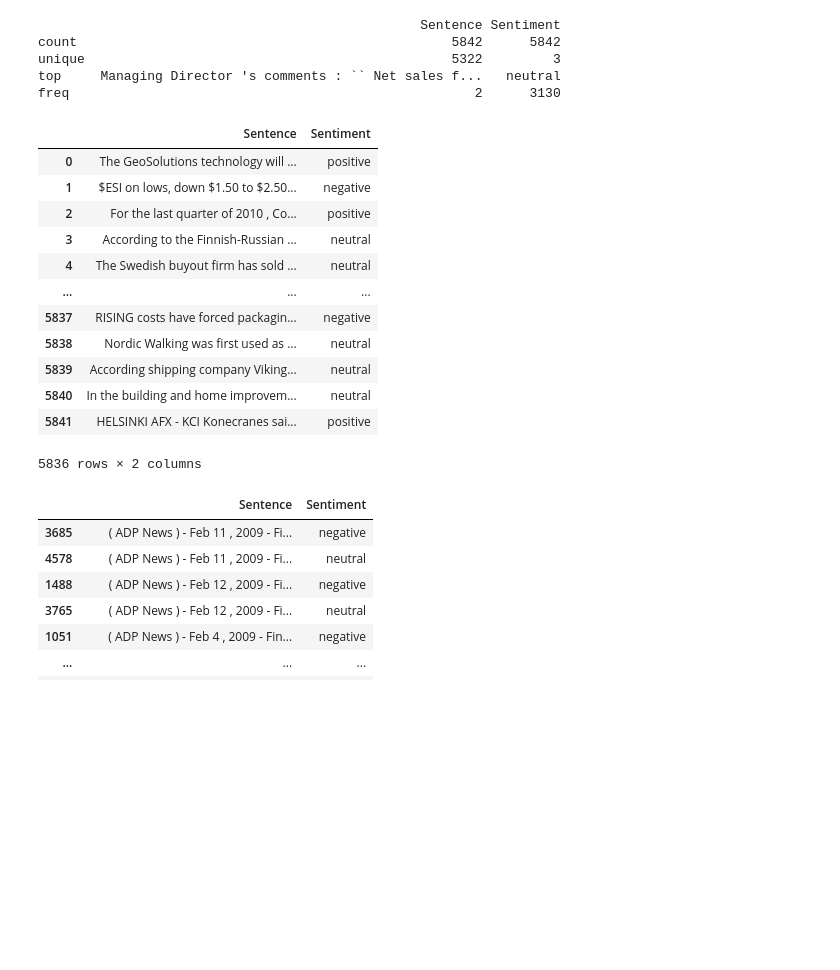
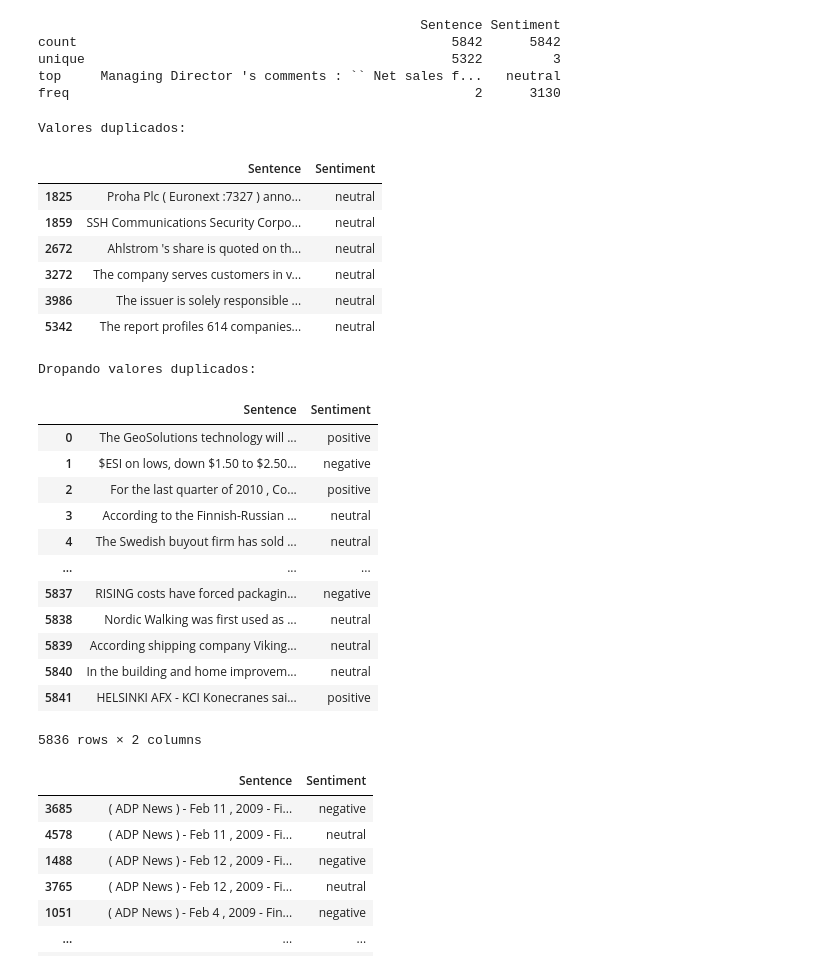
Before and after one commit to zairobastos/moodgram, a Jupyter notebook: analise.ipynb, the cells around one changed output. Cells and saved outputs as stored; diff of their text form; code cells hidden in the pictures; blank space fills up the shorter version.

```diff
--- a/analise.ipynb
+++ b/analise.ipynb
@@ -104,23 +100,37 @@ unique                                               5322         3
 top     Managing Director 's comments : `` Net sales f...   neutral
 freq                                                    2      3130
 # %%
+#valores duplicados
+print("Valores duplicados: ")
+df_sentimentos_duplicados = df_sentimentos[df_sentimentos.duplicated()]
+display(df_sentimentos_duplicados)
 # Dropando valores duplicados
+print("Dropando valores duplicados: ")
 df_sentimentos_clean = df_sentimentos.drop_duplicates()
-df_sentimentos_clean
+display(df_sentimentos_clean)
 # %% [output]
+Valores duplicados:
 |  | Sentence | Sentiment |
-| 0 | The GeoSolutions technology will ... | positive |
-| 1 | $ESI on lows, down $1.50 to $2.50... | negative |
-| 2 | For the last quarter of 2010 , Co... | positive |
-| 3 | According to the Finnish-Russian ... | neutral |
-| 4 | The Swedish buyout firm has sold ... | neutral |
-| ... | ... | ... |
-| 5837 | RISING costs have forced packagin... | negative |
-| 5838 | Nordic Walking was first used as ... | neutral |
-| 5839 | According shipping company Viking... | neutral |
-| 5840 | In the building and home improvem... | neutral |
-| 5841 | HELSINKI AFX - KCI Konecranes sai... | positive |
+| 1825 | Proha Plc ( Euronext :7327 ) anno... | neutral |
+| 1859 | SSH Communications Security Corpo... | neutral |
+| 2672 | Ahlstrom 's share is quoted on th... | neutral |
+| 3272 | The company serves customers in v... | neutral |
+| 3986 | The issuer is solely responsible ... | neutral |
+| 5342 | The report profiles 614 companies... | neutral |
-5836 rows × 2 columns
+Dropando valores duplicados:
+|  | Sentence | Sentiment |
+| 0 | The GeoSolutions technology will ... | positive |
+| 1 | $ESI on lows, down $1.50 to $2.50... | negative |
+| 2 | For the last quarter of 2010 , Co... | positive |
+| 3 | According to the Finnish-Russian ... | neutral |
+| 4 | The Swedish buyout firm has sold ... | neutral |
+| ... | ... | ... |
+| 5837 | RISING costs have forced packagin... | negative |
+| 5838 | Nordic Walking was first used as ... | neutral |
+| 5839 | According shipping company Viking... | neutral |
+| 5840 | In the building and home improvem... | neutral |
+| 5841 | HELSINKI AFX - KCI Konecranes sai... | positive |
+5836 rows × 2 columns
 # %%
 # pegando os dados duplicados e vendo que algumas sentencas estão com sentimentos diferentes
 df_sentimentos_duplicados = df_sentimentos_clean[df_sentimentos_clean.duplicated(subset=['Sentence'], keep=False)]
```
Also changed, not shown: parts of 23 cells of this notebook.
